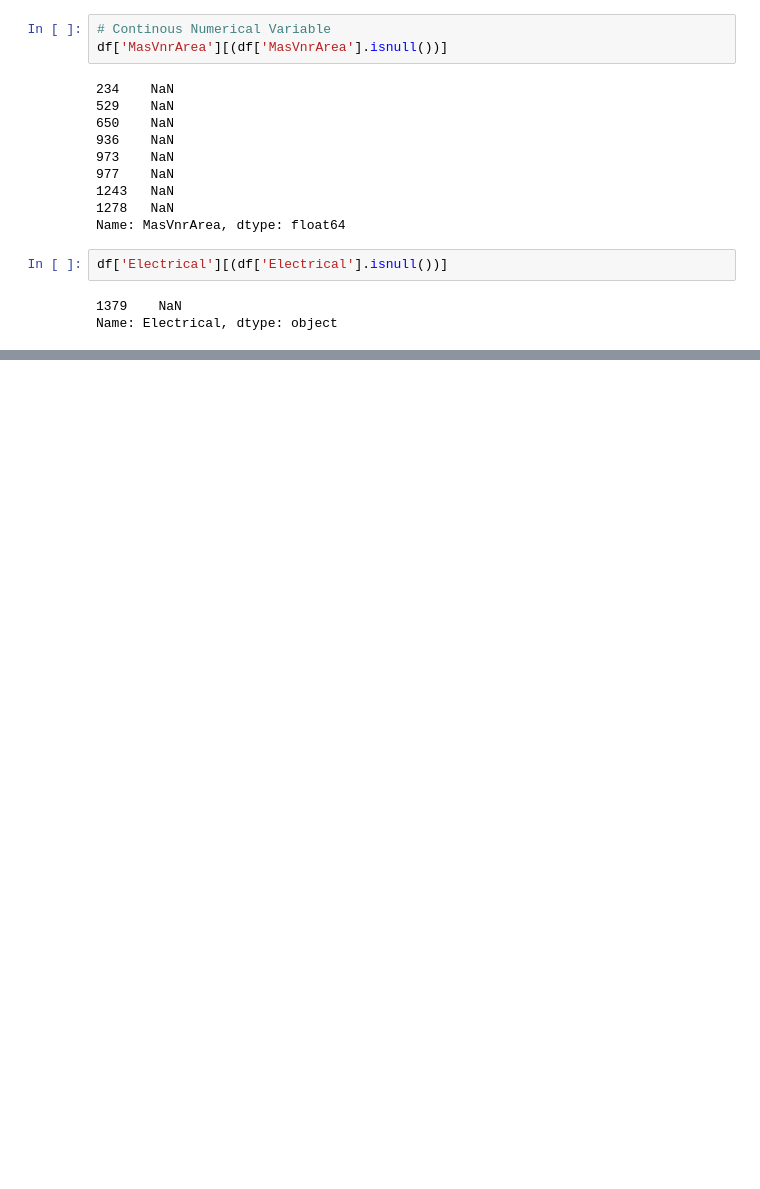
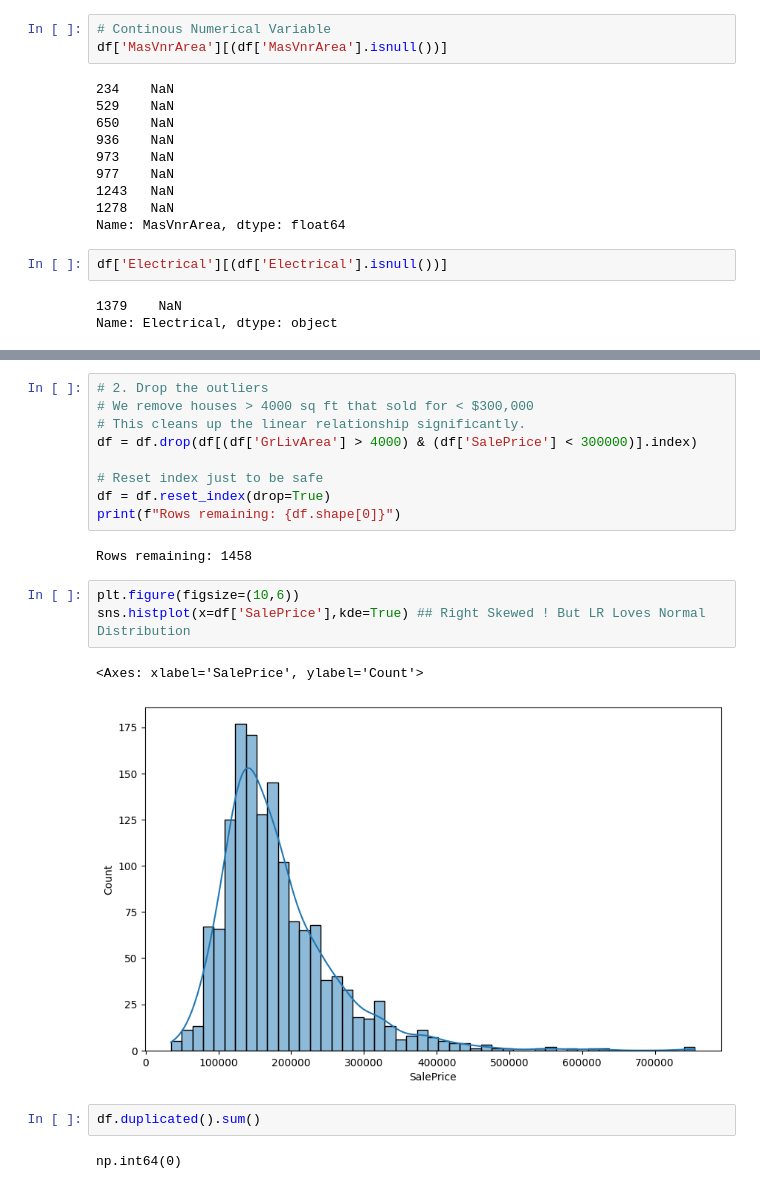
Before and after one commit to adarsh-singh106/Road-To-ML, a Jupyter notebook: Week - 4/Cleaning Practice/house-prices-advanced-regression-techniques/houses-prices-LR.ipynb, the cells around one changed output, grey strips where cells are left out. Cells and saved outputs as stored; diff of their text form; blank space fills up the shorter version.

```diff
--- a/Week - 4/Cleaning Practice/house-prices-advanced-regression-techniques/houses-prices-LR.ipynb
+++ b/Week - 4/Cleaning Practice/house-prices-advanced-regression-techniques/houses-prices-LR.ipynb
@@ -206,0 +281,21 @@ Name: Electrical, dtype: object
+# %%
+# 2. Drop the outliers
+# We remove houses > 4000 sq ft that sold for < $300,000
+# This cleans up the linear relationship significantly.
+df = df.drop(df[(df['GrLivArea'] > 4000) & (df['SalePrice'] < 300000)].index)
+
+# Reset index just to be safe
+df = df.reset_index(drop=True)
+print(f"Rows remaining: {df.shape[0]}")
+# %% [output]
+Rows remaining: 1458
+# %%
+plt.figure(figsize=(10,6))
+sns.histplot(x=df['SalePrice'],kde=True) ## Right Skewed ! But LR Loves Normal Distribution
+# %% [output]
+<Axes: xlabel='SalePrice', ylabel='Count'>
+[figure, added]
+# %%
+df.duplicated().sum()
+# %% [output]
+np.int64(0)
```
Also changed, not shown: parts of 38 cells of this notebook, 1 other file.
